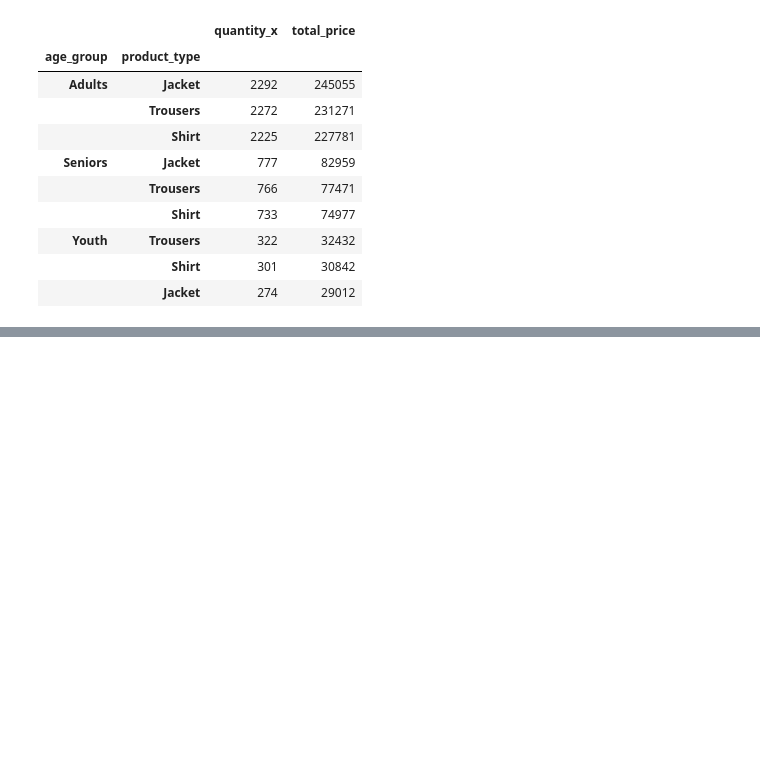
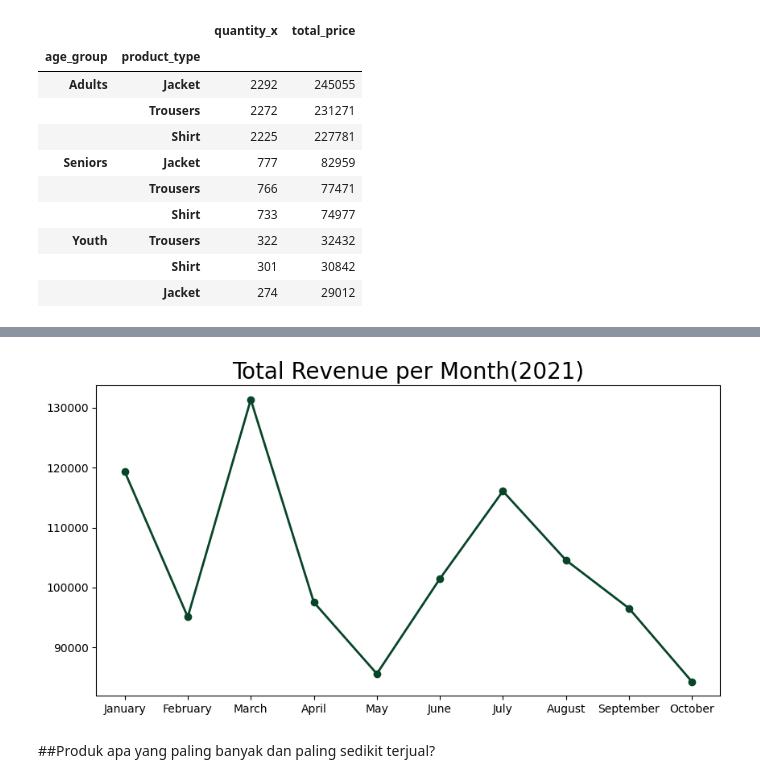
Before and after one commit to dwirwlnd/Dicoding-Collection, a Jupyter notebook: notebook.ipynb, the cells around one changed output, grey strips where cells are left out. Cells and saved outputs as stored; diff of their text form; code cells hidden in the pictures; blank space fills up the shorter version.

```diff
--- a/notebook.ipynb
+++ b/notebook.ipynb
@@ -887,0 +933,11 @@ all_df.groupby(by=["age_group", "product_type"]).agg({
+# %%
+plt.figure(figsize=(10, 5))
+plt.plot(monthly_orders_df["order_date"], monthly_orders_df["revenue"], marker='o', linewidth=2, color="#084528")
+plt.title("Total Revenue per Month(2021)", loc="center", fontsize=20)
+plt.xticks(fontsize=10)
+plt.yticks(fontsize=10)
+plt.show()
+# %% [output]
+[figure, added]
+# %% [markdown]
+##Produk apa yang paling banyak dan paling sedikit terjual?
```
Also changed, not shown: parts of 21 cells of this notebook.
